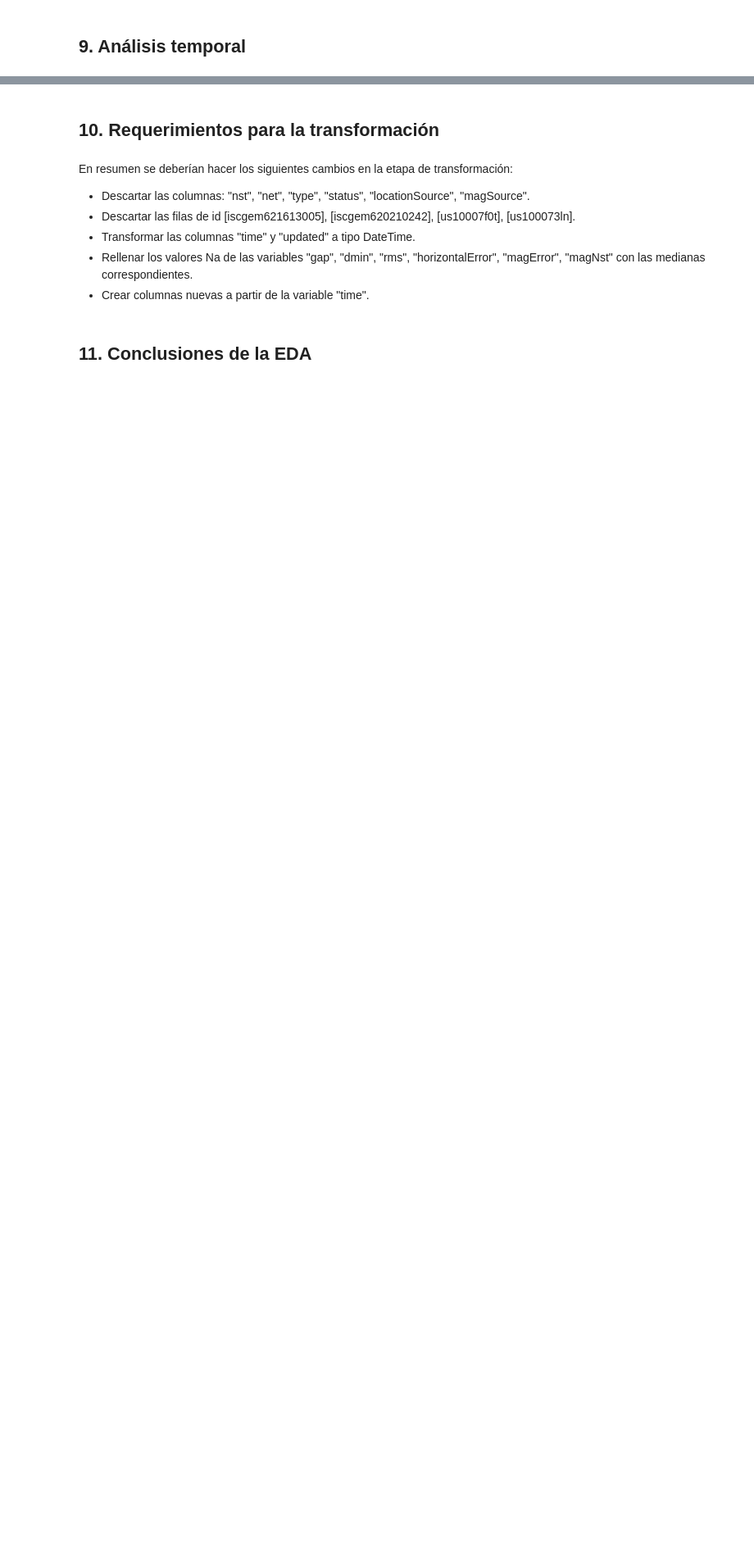
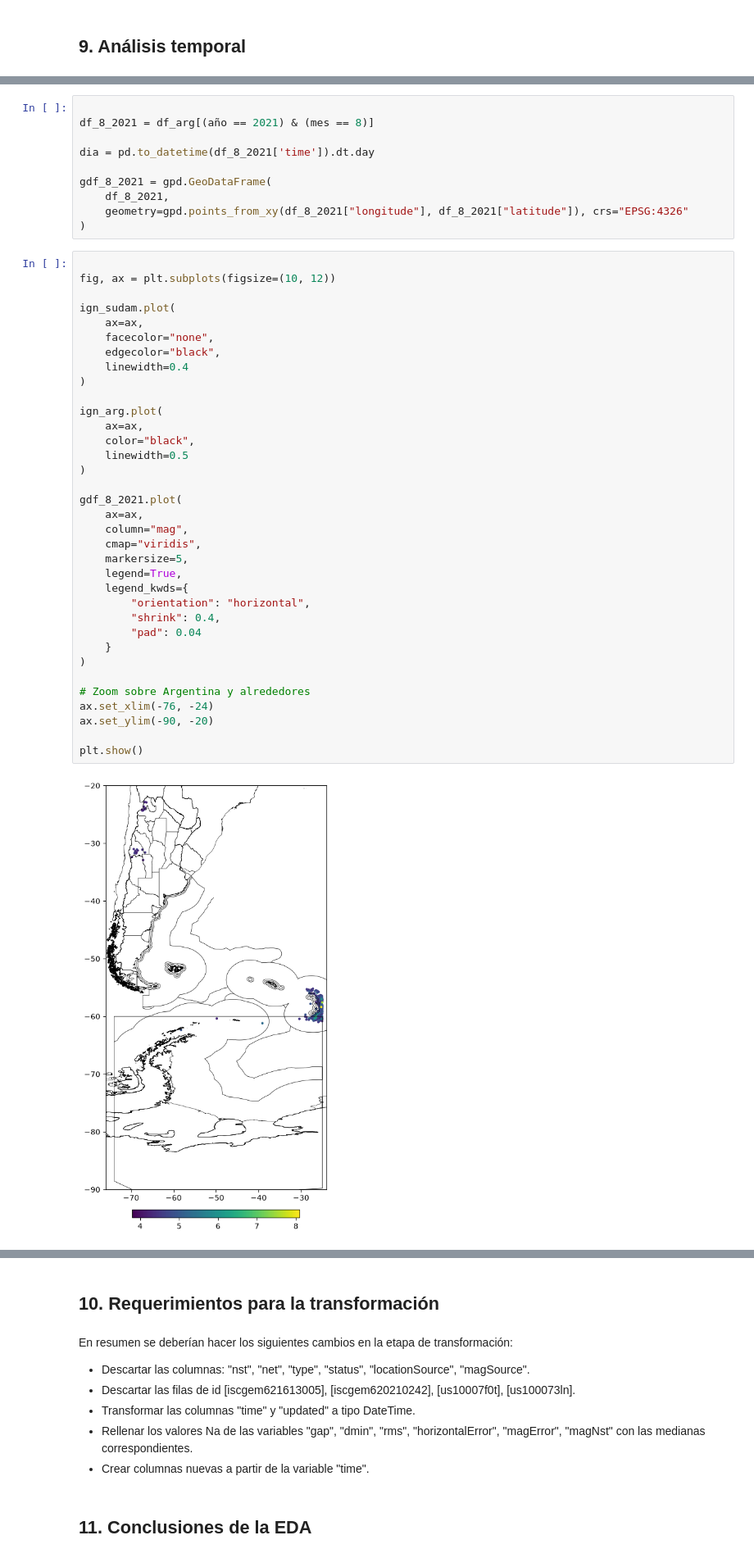
Before and after one commit to fer-gif/proyecto_ypf, a Jupyter notebook: notebooks/01_analisis_exploratorio.ipynb, the cells around one changed output, grey strips where cells are left out. Shown at 82% size. Saved outputs shown, nothing was run; the diff lists cells and outputs as text; blank space fills up the shorter version.

```diff
--- a/notebooks/01_analisis_exploratorio.ipynb
+++ b/notebooks/01_analisis_exploratorio.ipynb
@@ -840,0 +929,47 @@ Las variables de calidad, aunque presentan valores elevados, al observarlos en d
+# %%
+
+df_8_2021 = df_arg[(año == 2021) & (mes == 8)]
+
+dia = pd.to_datetime(df_8_2021['time']).dt.day
+
+gdf_8_2021 = gpd.GeoDataFrame(
+    df_8_2021,
+    geometry=gpd.points_from_xy(df_8_2021["longitude"], df_8_2021["latitude"]), crs="EPSG:4326"
+)
+# %%
+
+fig, ax = plt.subplots(figsize=(10, 12))
+
+ign_sudam.plot(
+    ax=ax,
+    facecolor="none",
+    edgecolor="black",
+    linewidth=0.4
+)
+
+ign_arg.plot(
+    ax=ax,
+    color="black",
+    linewidth=0.5
+)
+
+gdf_8_2021.plot(
+    ax=ax,
+    column="mag",
+    cmap="viridis",
+    markersize=5,
+    legend=True,
+    legend_kwds={
+        "orientation": "horizontal",
+        "shrink": 0.4,
+        "pad": 0.04
+    }
+)
+
+# Zoom sobre Argentina y alrededores
+ax.set_xlim(-76, -24)
+ax.set_ylim(-90, -20)
+
+plt.show()
+# %% [output]
+[figure, added]
```
Also changed, not shown: parts of 27 cells of this notebook.
